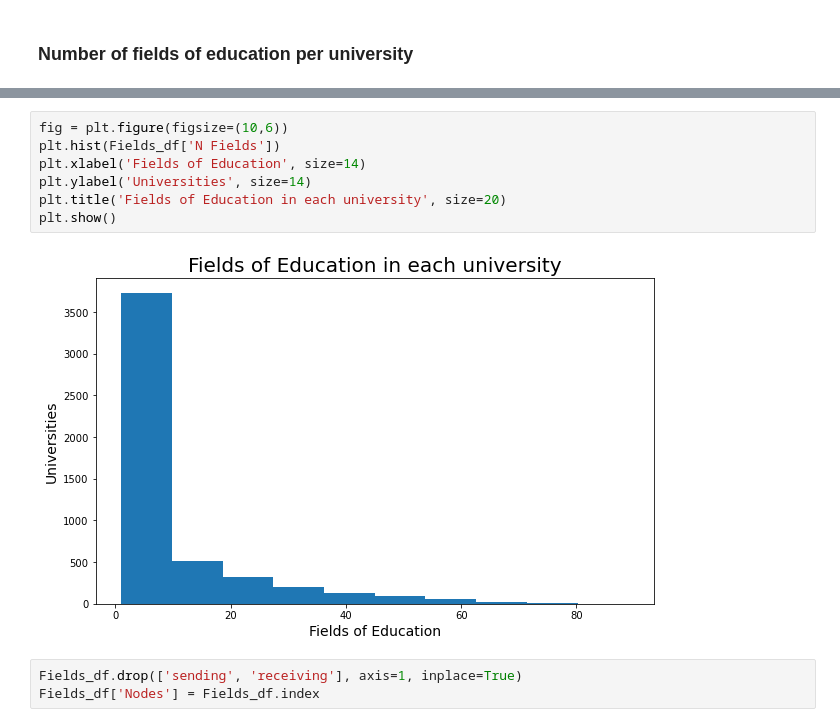
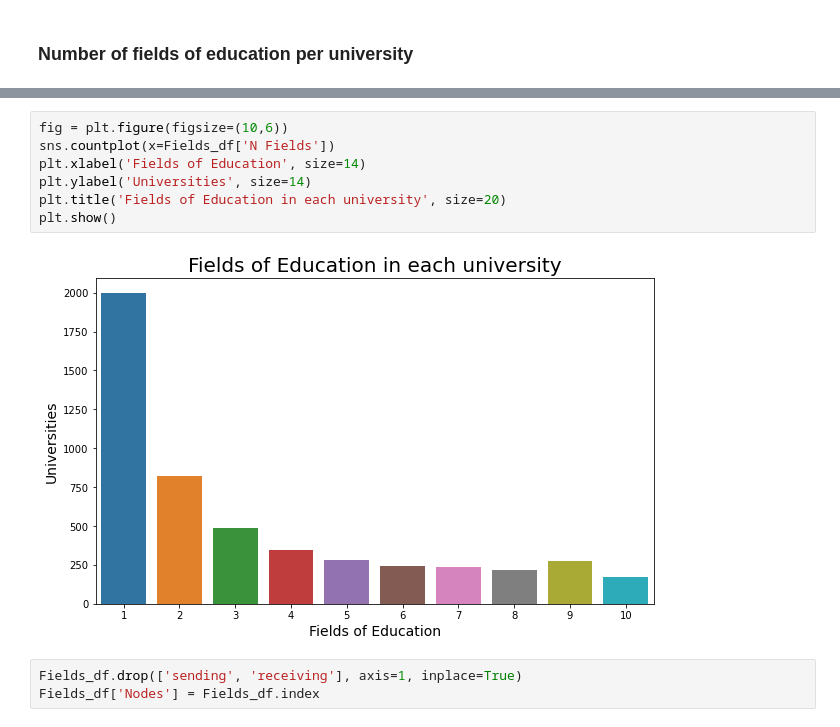
Before and after one commit to FilippoBragato/ErasmusMobilityStudy, a Jupyter notebook: ErasmusForStudy_Network.ipynb, the cells around one changed output, grey strips where cells are left out. Saved outputs shown, nothing was run; the diff lists cells and outputs as text.

```diff
--- a/ErasmusForStudy_Network.ipynb
+++ b/ErasmusForStudy_Network.ipynb
@@ -285,13 +304,13 @@ UNIVERZA V LJUBLJANI                                          89
 Name: N Fields, Length: 5079, dtype: int64
 # %%
 fig = plt.figure(figsize=(10,6))
-plt.hist(Fields_df['N Fields'])
+sns.countplot(x=Fields_df['N Fields'])
 plt.xlabel('Fields of Education', size=14)
 plt.ylabel('Universities', size=14)
 plt.title('Fields of Education in each university', size=20)
 plt.show()
 # %% [output]
-[figure, old version]
+[figure, new version]
 # %%
 Fields_df.drop(['sending', 'receiving'], axis=1, inplace=True)
 Fields_df['Nodes'] = Fields_df.index
```
Also changed, not shown: parts of 8 cells of this notebook, 2 other files.
